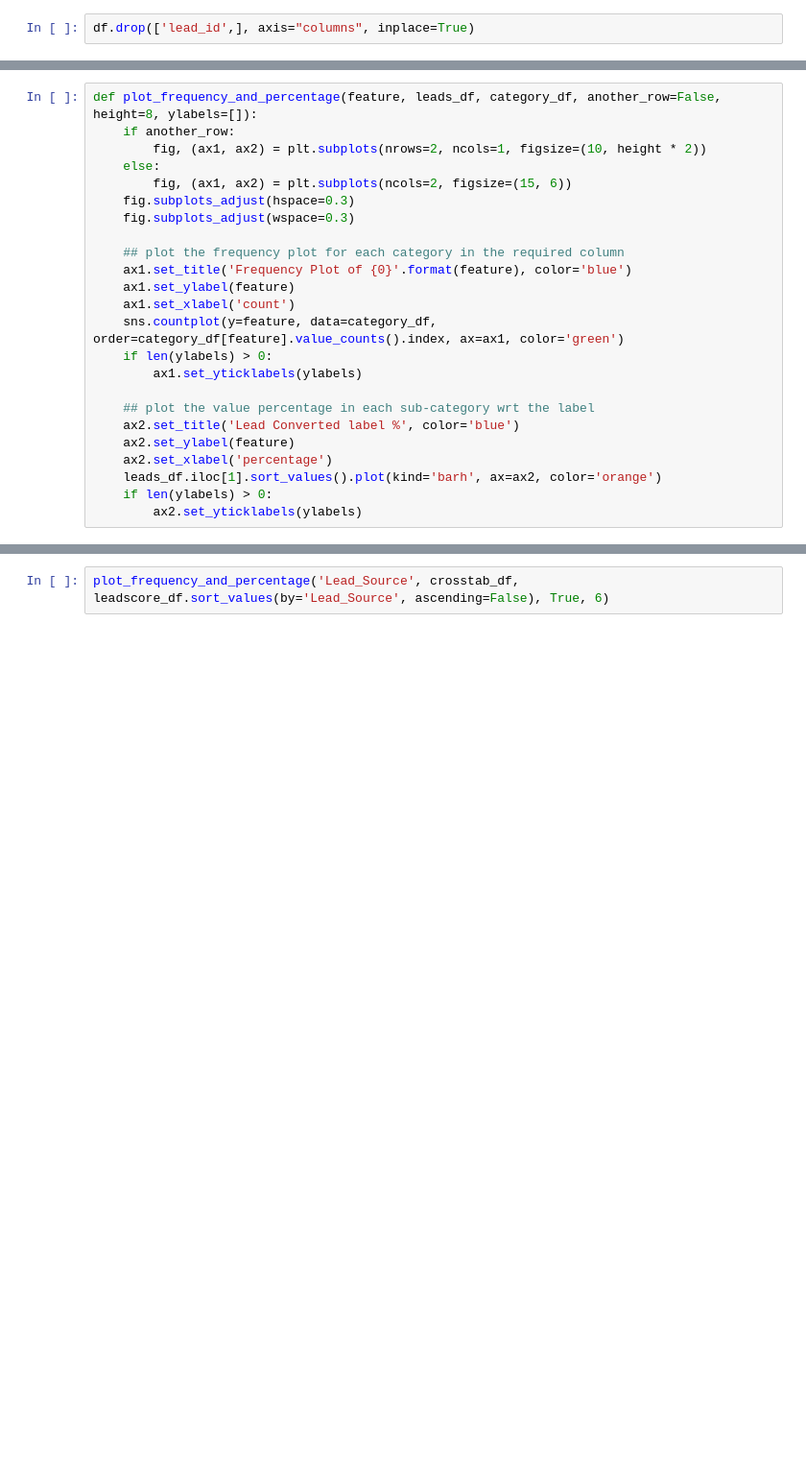
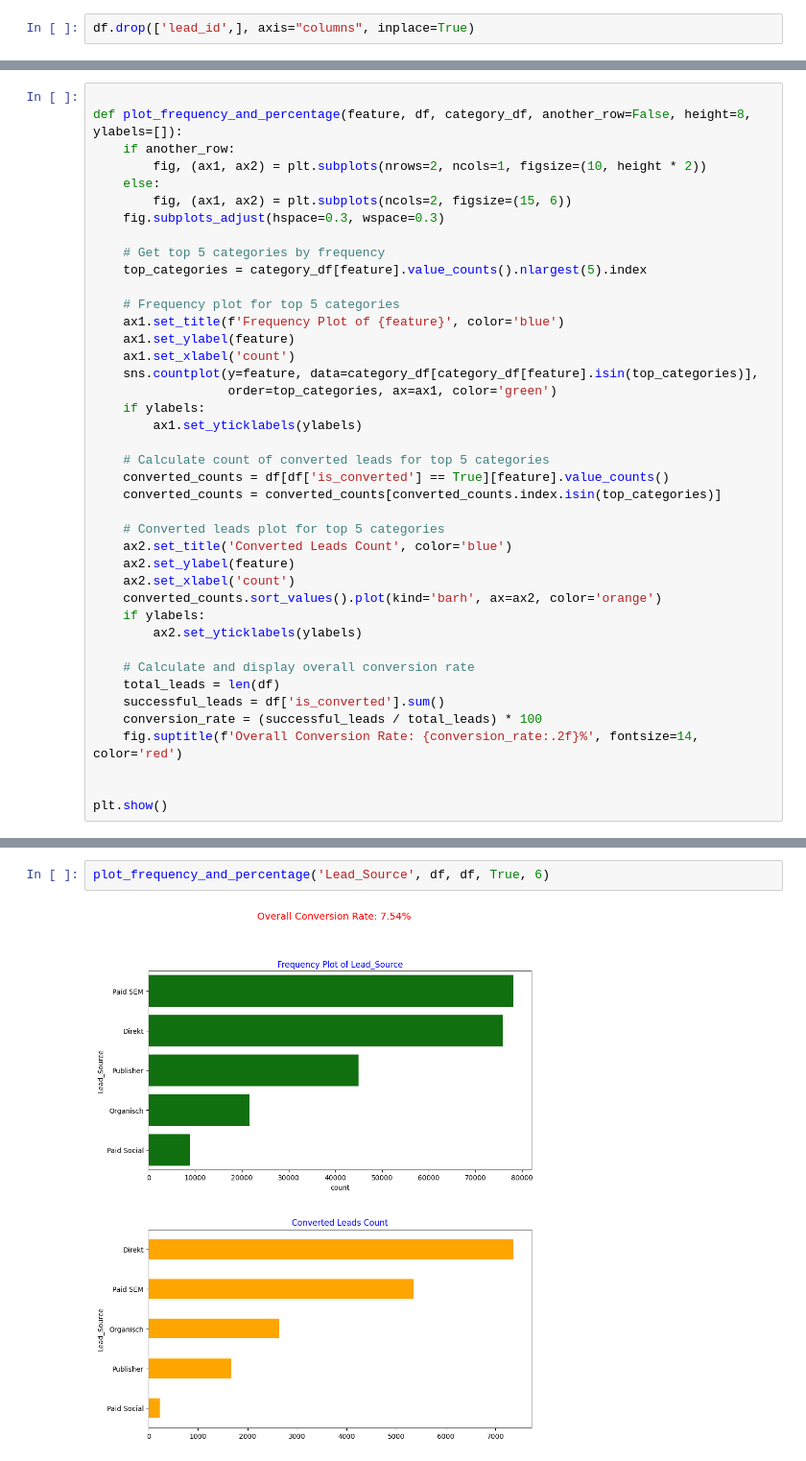
Before and after one commit to vincelemke99/Bachelor-Thesis, a Jupyter notebook: lead_predication_final.ipynb, the cells around one changed output, grey strips where cells are left out. Shown at 96% size. Cells and saved outputs as stored; diff of their text form; blank space fills up the shorter version.

```diff
--- a/lead_predication_final.ipynb
+++ b/lead_predication_final.ipynb
@@ -123,24 +260,41 @@ plt.xthicks(np.arange(2),('Unscuccesful','Successful'))
 # %%
-def plot_frequency_and_percentage(feature, leads_df, category_df, another_row=False, height=8, ylabels=[]):
+
+def plot_frequency_and_percentage(feature, df, category_df, another_row=False, height=8, ylabels=[]):
     if another_row:
         fig, (ax1, ax2) = plt.subplots(nrows=2, ncols=1, figsize=(10, height * 2))
     else:
         fig, (ax1, ax2) = plt.subplots(ncols=2, figsize=(15, 6))
-    fig.subplots_adjust(hspace=0.3)
-    fig.subplots_adjust(wspace=0.3)
+    fig.subplots_adjust(hspace=0.3, wspace=0.3)
 
-    ## plot the frequency plot for each category in the required column
-    ax1.set_title('Frequency Plot of {0}'.format(feature), color='blue')
+    # Get top 5 categories by frequency
+    top_categories = category_df[feature].value_counts().nlargest(5).index
+
+    # Frequency plot for top 5 categories
+    ax1.set_title(f'Frequency Plot of {feature}', color='blue')
     ax1.set_ylabel(feature)
     ax1.set_xlabel('count')
-    sns.countplot(y=feature, data=category_df, order=category_df[feature].value_counts().index, ax=ax1, color='green')
-    if len(ylabels) > 0:
+    sns.countplot(y=feature, data=category_df[category_df[feature].isin(top_categories)],
+                  order=top_categories, ax=ax1, color='green')
+    if ylabels:
         ax1.set_yticklabels(ylabels)
 
-    ## plot the value percentage in each sub-category wrt the label
-    ax2.set_title('Lead Converted label %', color='blue')
+    # Calculate count of converted leads for top 5 categories
+    converted_counts = df[df['is_converted'] == True][feature].value_counts()
+    converted_counts = converted_counts[converted_counts.index.isin(top_categories)]
+
+    # Converted leads plot for top 5 categories
+    ax2.set_title('Converted Leads Count', color='blue')
     ax2.set_ylabel(feature)
-    ax2.set_xlabel('percentage')
-    leads_df.iloc[1].sort_values().plot(kind='barh', ax=ax2, color='orange')
-    if len(ylabels) > 0:
+    ax2.set_xlabel('count')
+    converted_counts.sort_values().plot(kind='barh', ax=ax2, color='orange')
+    if ylabels:
         ax2.set_yticklabels(ylabels)
+
+    # Calculate and display overall conversion rate
+    total_leads = len(df)
+    successful_leads = df['is_converted'].sum()
+    conversion_rate = (successful_leads / total_leads) * 100
+    fig.suptitle(f'Overall Conversion Rate: {conversion_rate:.2f}%', fontsize=14, color='red')
+
+
+plt.show()
@@ -149,3 +301,5 @@ df['Lead_Source'].value_counts()
 # %%
-plot_frequency_and_percentage('Lead_Source', crosstab_df, leadscore_df.sort_values(by='Lead_Source', ascending=False), True, 6)
+plot_frequency_and_percentage('Lead_Source', df, df, True, 6)
+# %% [output]
+[figure, added]
 # %%
```
Also changed, not shown: parts of 33 cells of this notebook.
